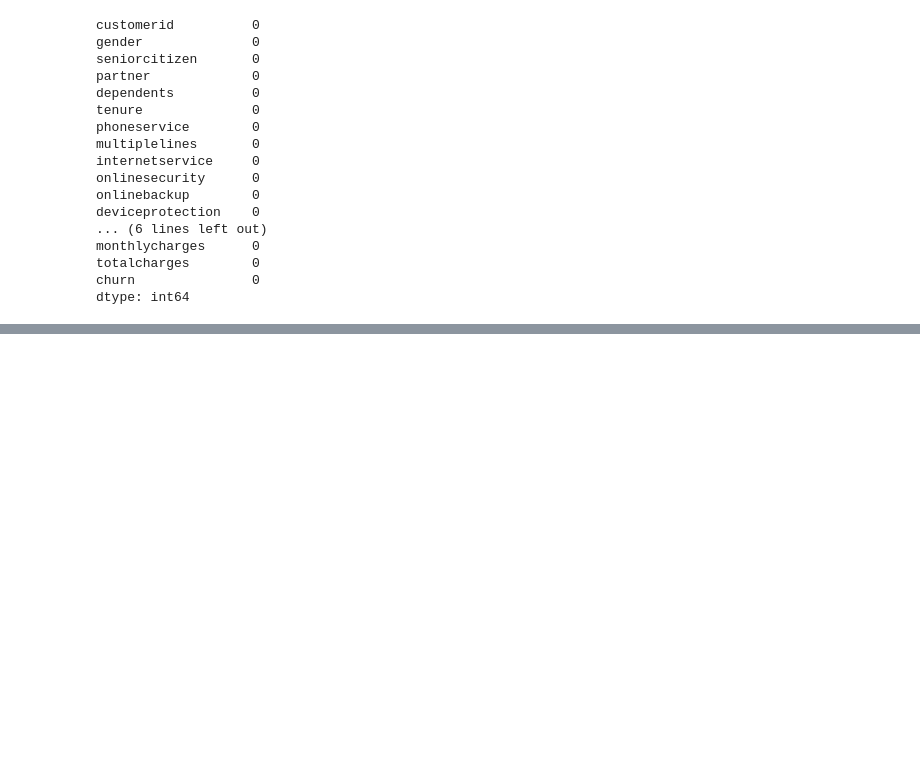
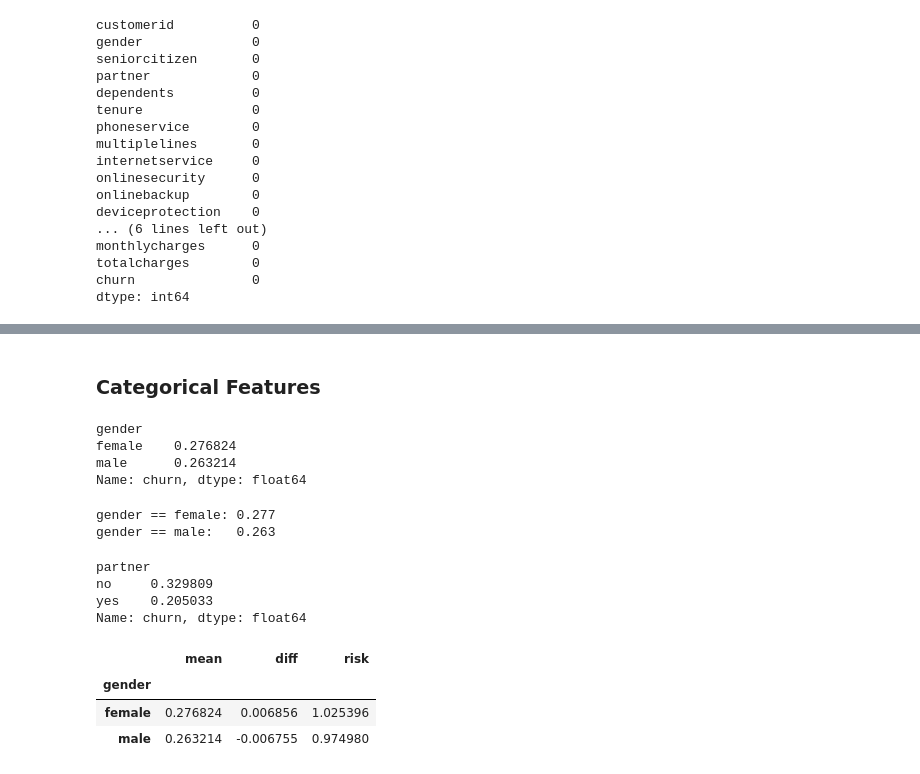
Before and after one commit to mattdube/ml_bookcamp, a Jupyter notebook: 02_Notebooks/churn_classification.ipynb, the cells around one changed output, grey strips where cells are left out. Drawn from its saved outputs; the diff is of its cells as text; code cells hidden in the pictures; blank space fills up the shorter version.

```diff
--- a/02_Notebooks/churn_classification.ipynb
+++ b/02_Notebooks/churn_classification.ipynb
@@ -184,0 +239,25 @@ dtype: int64
+# %% [markdown]
+### Categorical Features
+# %%
+df_train_full.groupby('gender').churn.mean()
+# %% [output]
+gender
+female    0.276824
+male      0.263214
+Name: churn, dtype: float64
+# %%
+female_mean = df_train_full[df_train_full.gender == 'female'].churn.mean()
+print('gender == female:', round(female_mean, 3))
+
+male_mean = df_train_full[df_train_full.gender == 'male'].churn.mean()
+print('gender == male:  ', round(male_mean, 3))
+# %% [output]
+gender == female: 0.277
+gender == male:   0.263
+# %%
+df_train_full.groupby('partner').churn.mean()
+# %% [output]
+partner
+no     0.329809
+yes    0.205033
+Name: churn, dtype: float64
@@ -184,0 +268,7 @@ dtype: int64
+# %%
+df_group
+# %% [output]
+|  | mean | diff | risk |
+| gender |  |  |  |
+| female | 0.276824 | 0.006856 | 1.025396 |
+| male | 0.263214 | -0.006755 | 0.974980 |
```
Also changed, not shown: parts of 9 cells of this notebook, 1 other file.
